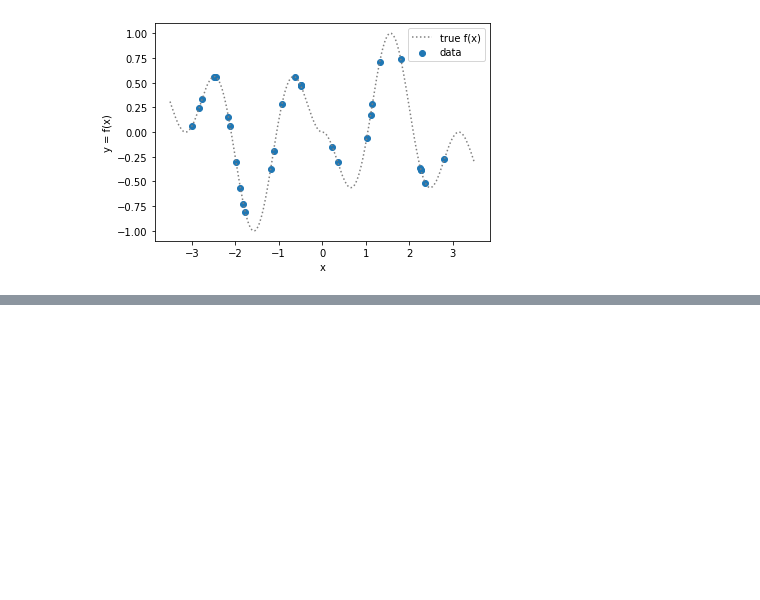
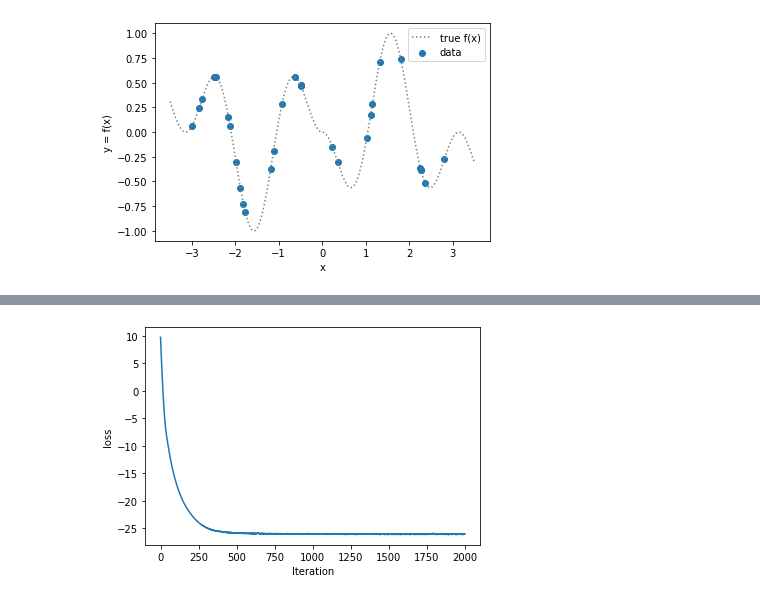
Before and after one commit to luiarthur/TuringBnpBenchmarks, a Jupyter notebook: src/gp/notebooks/gp_pyro.ipynb, the cells around one changed output, grey strips where cells are left out. Cells and saved outputs as stored; diff of their text form; code cells hidden in the pictures; blank space fills up the shorter version.

```diff
--- a/src/gp/notebooks/gp_pyro.ipynb
+++ b/src/gp/notebooks/gp_pyro.ipynb
@@ -157,0 +131,37 @@ plt.fill_between(X_new.numpy()[:, 0],
+# %%
+%%time
+
+### MAP ###
+# Can't get posterior samples for ADVI?
+
+# Clear parameter cache.
+pyro.clear_param_store()
+
+# Set random seed for reproducibility.
+pyro.set_rng_seed(2)
+
+# Make GP model for MAP
+map_gpr = make_gp_model(X, y)
+
+# Find MAP estimator
+optimizer = torch.optim.Adam(map_gpr.parameters(), lr=5e-2)
+loss_fn = pyro.infer.Trace_ELBO().differentiable_loss
+losses = []
+num_steps = 2000
+for i in trange(num_steps):
+    optimizer.zero_grad()
+    loss = loss_fn(map_gpr.model, map_gpr.guide)
+    loss.backward()
+    optimizer.step()
+    losses.append(loss.item())
+
+# Plot loss
+plt.plot(losses)
+plt.xlabel("Iteration")
+plt.ylabel("loss");
+
+# This
+map_gpr.set_mode('guide')
+map_samples = dict(alpha=[map_gpr.kernel.variance.sqrt().item() for _ in range(10)],
+                   rho=[map_gpr.kernel.lengthscale.item() for _ in range(10)])
+# %% [output]
@@ -157,0 +170 @@ plt.fill_between(X_new.numpy()[:, 0],
+[figure, added]
```
Also changed, not shown: parts of 13 cells of this notebook, 4 other files.
